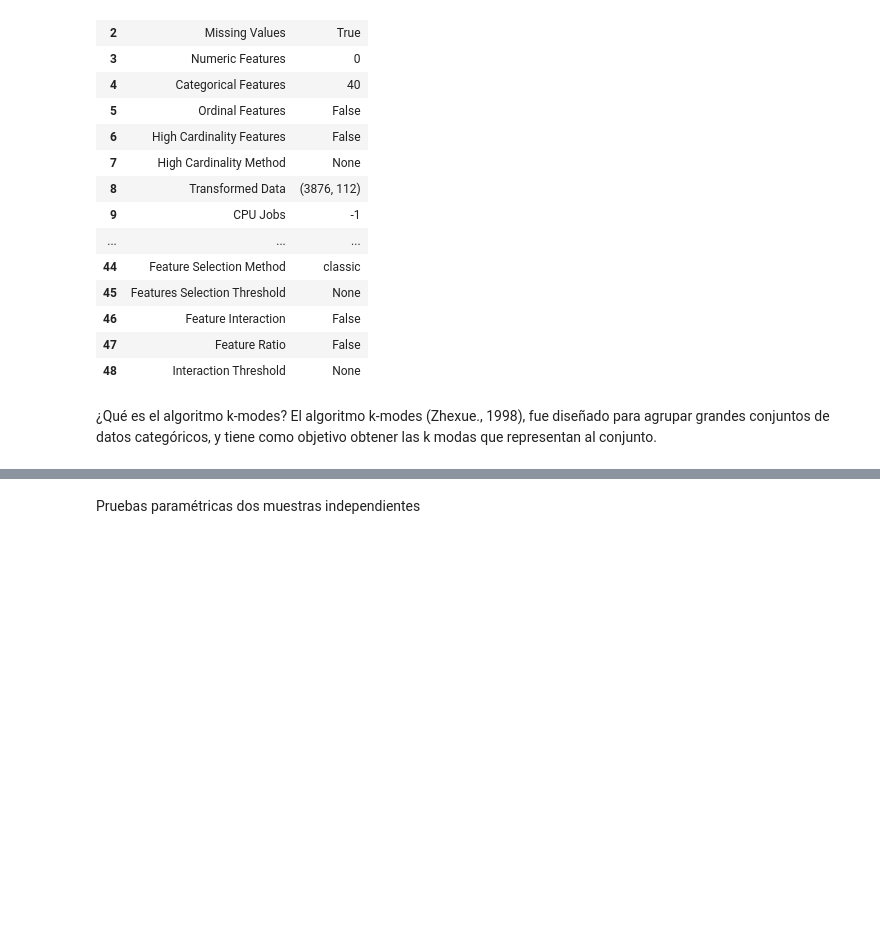
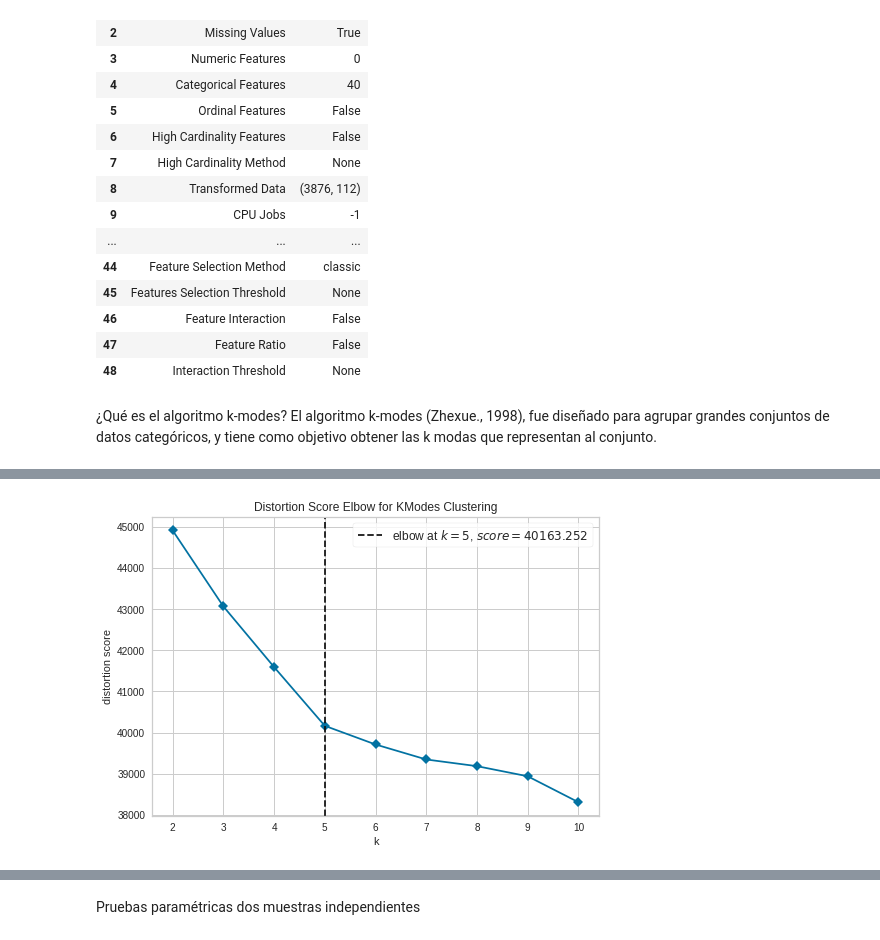
Before and after one commit to mleyvaz/agrupamiento, a Jupyter notebook: Copia_de_Metodología_de_la_Investigación.ipynb, the cells around one changed output, grey strips where cells are left out. Drawn from its saved outputs; the diff is of its cells as text; code cells hidden in the pictures; blank space fills up the shorter version.

```diff
--- a/Copia_de_Metodología_de_la_Investigación.ipynb
+++ b/Copia_de_Metodología_de_la_Investigación.ipynb
@@ -159,3 +164,7 @@ kmodes_results.head()
 plot_model(kmodes)
 # %% [output]
 [interactive output not drawn]
+# %%
+plot_model(kmodes, plot = 'elbow')
+# %% [output]
+[figure, added]
```
Also changed, not shown: parts of 47 cells of this notebook.
